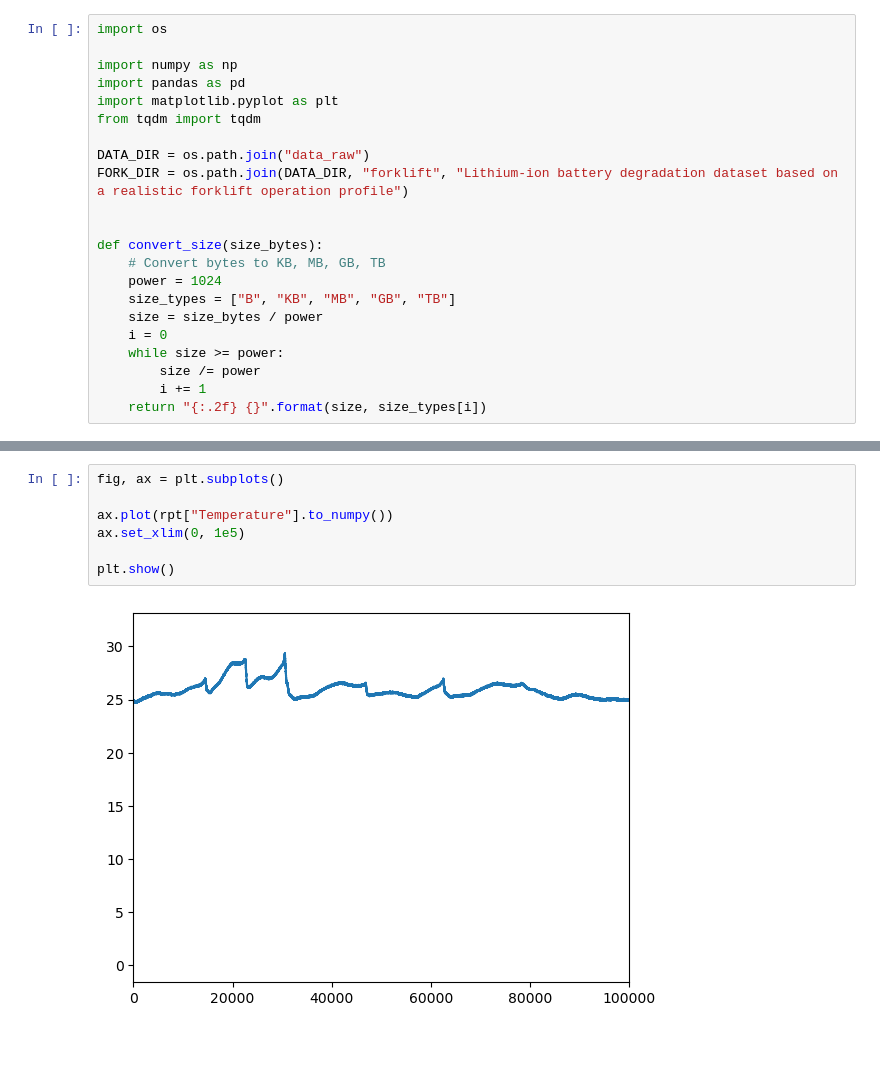
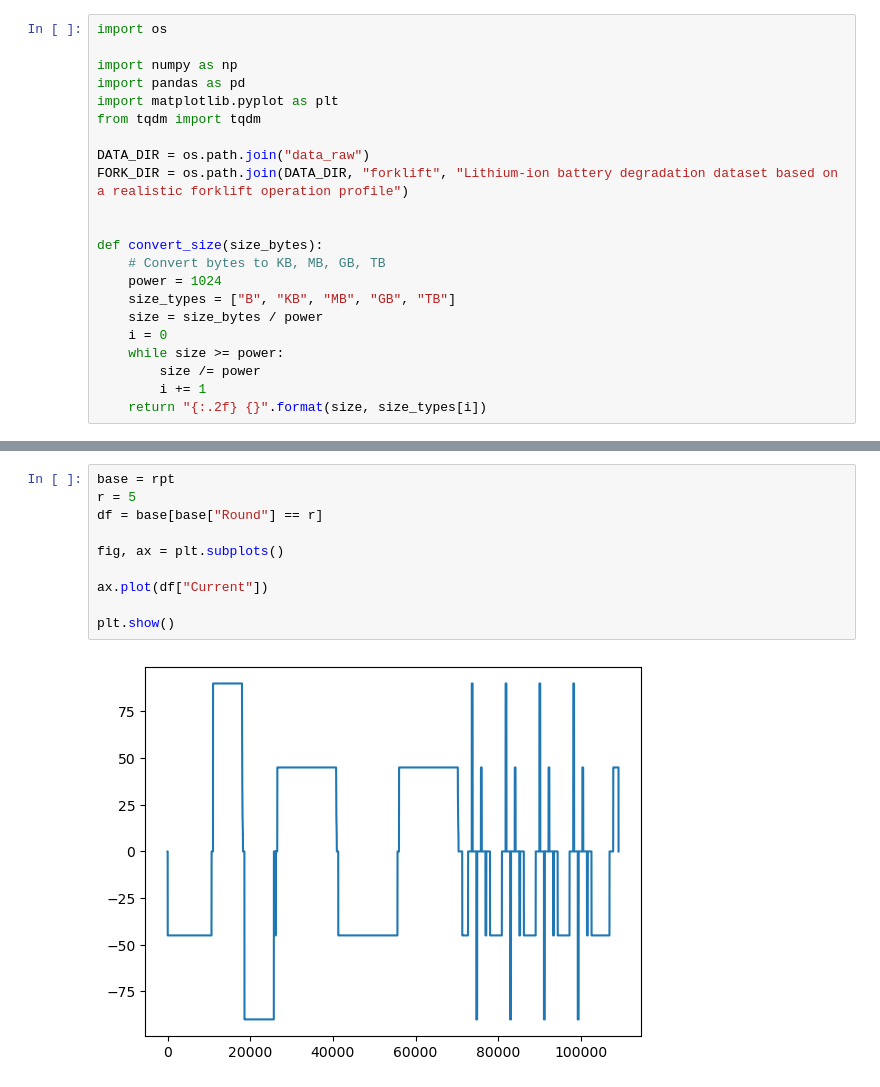
Before and after one commit to prognostics-lab/lion, a Jupyter notebook: forklift.ipynb, the cells around one changed output, grey strips where cells are left out. Cells and saved outputs as stored; diff of their text form; blank space fills up the shorter version.

```diff
--- a/forklift.ipynb
+++ b/forklift.ipynb
@@ -71,9 +71,12 @@ AGE: 1.43 MB
-# %%
-fig, ax = plt.subplots()
-
-ax.plot(rpt["Temperature"].to_numpy())
-ax.set_xlim(0, 1e5)
-
-plt.show()
-# %% [output]
-[figure, removed]
+# %%
+base = rpt
+r = 5
+df = base[base["Round"] == r]
+
+fig, ax = plt.subplots()
+
+ax.plot(df["Current"])
+
+plt.show()
+# %% [output]
+[figure, added]
```
Also changed, not shown: parts of 2 cells of this notebook.
